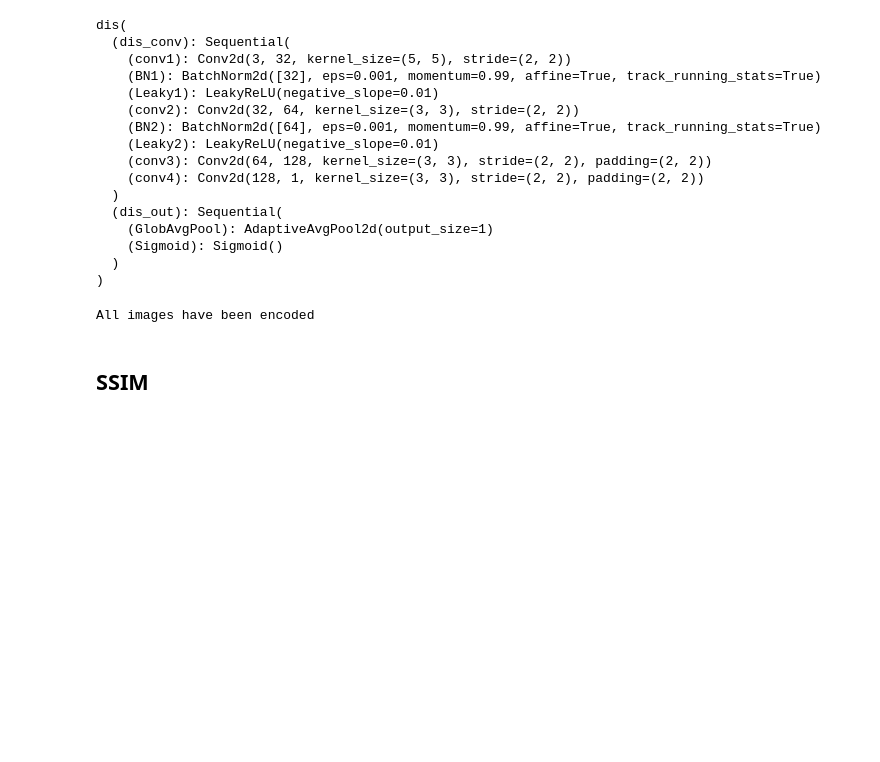
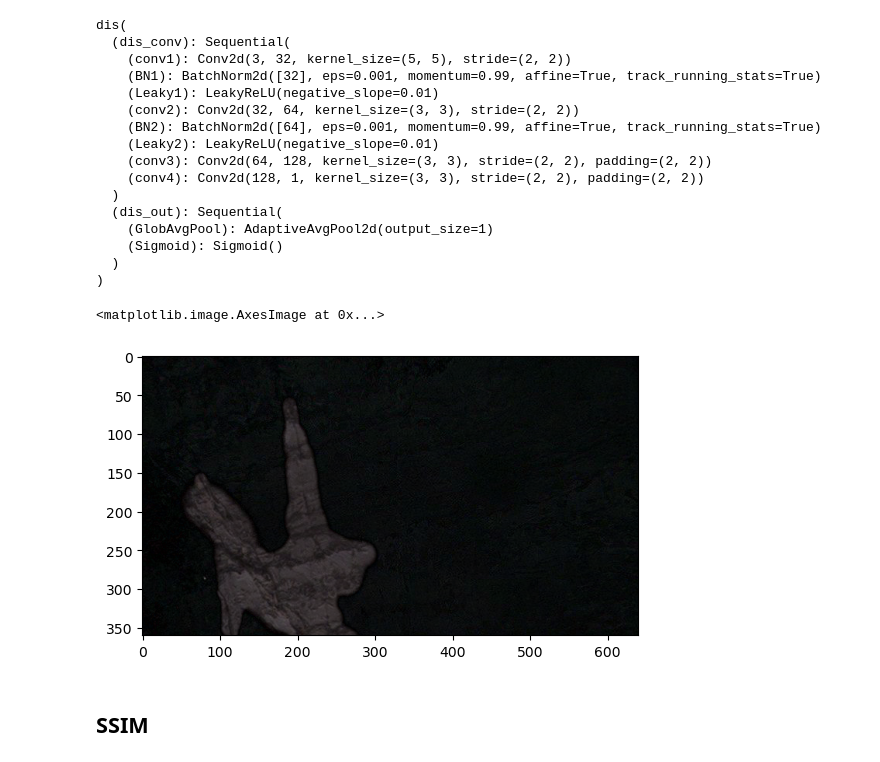
Before and after one commit to Fantasy98/Torch_monument, a Jupyter notebook: assessment.ipynb, the cells around one changed output. Saved outputs shown, nothing was run; the diff lists cells and outputs as text; code cells hidden in the pictures; blank space fills up the shorter version.

```diff
--- a/assessment.ipynb
+++ b/assessment.ipynb
@@ -36,33 +36,33 @@ dis(
 # %%
 # abnormal_imag_path = "/home/yuning/DL/Monument/Test_IMG/Test_72/abnormal/"
 normal_imag_path = "/home/yuning/DL/Monument/pt2_data/pt2_test_img/Test_72/normal/"
-# abnormal_imag_path_list = [os.path.join(abnormal_imag_path,i) for i in os.listdir(abnormal_imag_path)]
+abnormal_imag_path = "/home/yuning/DL/Monument/pt2_data/pt2_test_img/Test_72/abnormal/"
+abnormal_imag_path_list = [os.path.join(abnormal_imag_path,i) for i in os.listdir(abnormal_imag_path)]
 normal_imag_path_list = [os.path.join(normal_imag_path,i) for i in os.listdir(normal_imag_path)]
 # %%
-from src.utils import Encode_And_Mask
-save_dir = "/home/yuning/DL/Monument/pt2_data/pt2_n_out"
-if os.path.exists(save_dir)is False:
-    os.mkdir(save_dir)
-
-Encode_And_Mask(normal_imag_path,save_dir,
-                g_e,g_d,device)
-
-# image_id = 0
-# abnormal_image_name_list = os.listdir(abnormal_imag_path)
-
-# save_dir = "/home/yuning/DL/Monument/"
-# # save_dir = "/home/yuning/DL/Monument/abn_out_pt2"
+# from src.utils import Encode_And_Mask
+# save_dir = "/home/yuning/DL/Monument/pt2_data/pt2_n_out"
 
 
-# abnormal_imag_snap = io.image.read_image(abnormal_imag_path_list[image_id])/255.0
-# abnormal_imag_snap_gpu= abnormal_imag_snap.unsqueeze(0).float().to(device)
-# with torch.no_grad():
-#     abnormal_imag_snap_encoded_gpu =g_d(g_e(abnormal_imag_snap_gpu))
+# Encode_And_Mask(normal_imag_path,save_dir,
+#                 g_e,g_d,device)
 
-# abnormal_imag_snap_encoded_uint8 = torch.tensor(255.0*abnormal_imag_snap_gpu.clone().detach().cpu().squeeze(),dtype=torch.uint8)
+image_id = 10
+abnormal_image_name_list = os.listdir(abnormal_imag_path)
 
-# abnormal_image_snap_mask = torch.abs(255.0*abnormal_imag_snap_encoded_gpu.clone().detach().cpu() - 255.0*abnormal_imag_snap_gpu.clone().detach().cpu())
-# abnormal_imag_snap_mask_uint8 = torch.tensor(abnormal_image_snap_mask.clone().detach().cpu().squeeze(),dtype=torch.uint8)
+save_dir = "/home/yuning/DL/Monument/"
+# save_dir = "/home/yuning/DL/Monument/abn_out_pt2"
+
+
+abnormal_imag_snap = io.image.read_image(abnormal_imag_path_list[image_id])/255.0
+abnormal_imag_snap_gpu= abnormal_imag_snap.unsqueeze(0).float().to(device)
+with torch.no_grad():
+    abnormal_imag_snap_encoded_gpu =g_d(g_e(abnormal_imag_snap_gpu))
+
+abnormal_imag_snap_encoded_uint8 = torch.tensor(255.0*abnormal_imag_snap_gpu.clone().detach().cpu().squeeze(),dtype=torch.uint8)
+
+abnormal_image_snap_mask = torch.abs(255.0*abnormal_imag_snap_encoded_gpu.clone().detach().cpu() - 255.0*abnormal_imag_snap_gpu.clone().detach().cpu())
+abnormal_imag_snap_mask_uint8 = torch.tensor(abnormal_image_snap_mask.clone().detach().cpu().squeeze(),dtype=torch.uint8)
 
 
 # io.write_jpeg(abnormal_imag_snap_mask_uint8,
@@ -71,8 +71,11 @@ Encode_And_Mask(normal_imag_path,save_dir,
 # io.write_jpeg(abnormal_imag_snap_encoded_uint8,
 #               os.path.join(save_dir,"encoded_{}".format(abnormal_image_name_list[image_id]))
 #                                                                                 ,quality=100)
-# %% [output]
-All images have been encoded
+# %%
+plt.imshow(abnormal_imag_snap_mask_uint8.permute(1,2,0),cmap="Blues")
+# %% [output]
+<matplotlib.image.AxesImage at 0x...>
+[figure, added]
 # %% [markdown]
 ## SSIM
 # %%
```
Also changed, not shown: parts of 5 cells of this notebook, 1 other file.
